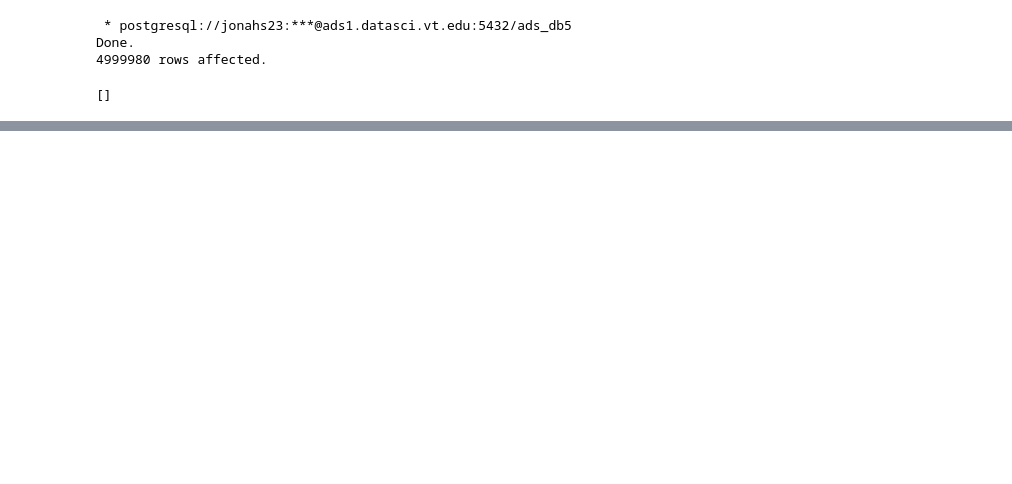
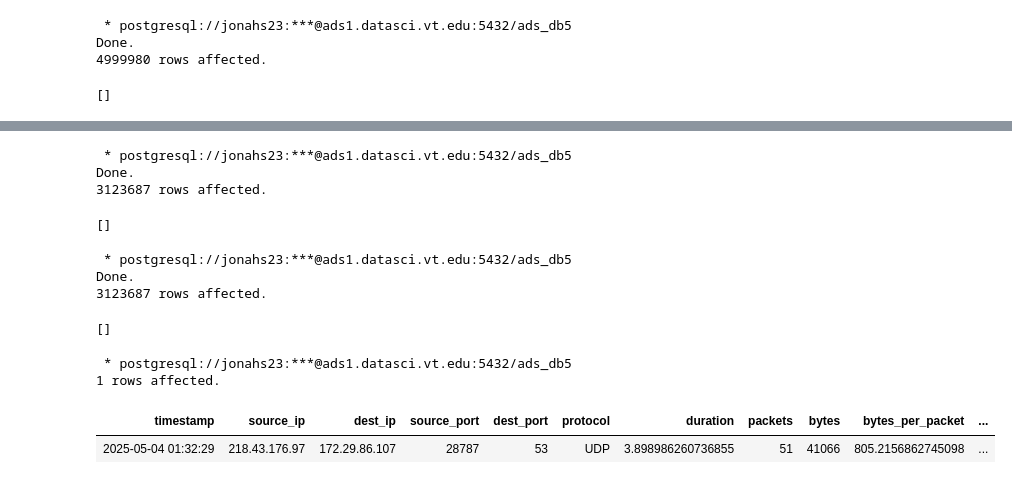
Before and after one commit to Jonah-Schep5/networkInstrusion, a Jupyter notebook: data_preparation.ipynb, the cells around one changed output, grey strips where cells are left out. Saved outputs shown, nothing was run; the diff lists cells and outputs as text; code cells hidden in the pictures; blank space fills up the shorter version.

```diff
--- a/data_preparation.ipynb
+++ b/data_preparation.ipynb
@@ -199,0 +362,58 @@ LIMIT 5;
+# %%
+%%sql
+ALTER TABLE {username}.network_traffic_history_itd
+ADD COLUMN IF NOT EXISTS bpp_pps_interaction FLOAT;
+
+UPDATE {username}.network_traffic_history_itd
+SET bpp_pps_interaction = scaled_bytes_per_packet * scaled_packets_per_second
+WHERE off_hours = 1
+  AND scaled_bytes_per_packet IS NOT NULL
+  AND scaled_packets_per_second IS NOT NULL;
+# %% [output]
+ * postgresql://jonahs23:***@ads1.datasci.vt.edu:5432/ads_db5
+Done.
+3123687 rows affected.
+[]
+# %%
+%%sql
+-- Multiple interaction terms that might be predictive
+ALTER TABLE {username}.network_traffic_history_itd
+ADD COLUMN IF NOT EXISTS bpp_pps_interaction FLOAT,
+ADD COLUMN IF NOT EXISTS bpp_pps_ratio FLOAT,
+ADD COLUMN IF NOT EXISTS threat_score FLOAT;
+
+UPDATE {username}.network_traffic_history_itd
+SET
+    -- Simple multiplication interaction
+    bpp_pps_interaction = scaled_bytes_per_packet * scaled_packets_per_second,
+
+    -- Ratio (how many times larger BPP is compared to PPS)
+    bpp_pps_ratio = CASE
+        WHEN scaled_packets_per_second > 0
+        THEN scaled_bytes_per_packet / scaled_packets_per_second
+        ELSE 0
+    END,
+
+    -- Custom threat score (high BPP, low PPS = high score)
+    threat_score = CASE
+        WHEN scaled_packets_per_second > 0
+        THEN scaled_bytes_per_packet / SQRT(scaled_packets_per_second)
+        ELSE 0
+    END
+WHERE off_hours = 1
+  AND scaled_bytes_per_packet IS NOT NULL
+  AND scaled_packets_per_second IS NOT NULL;
+# %% [output]
+ * postgresql://jonahs23:***@ads1.datasci.vt.edu:5432/ads_db5
+Done.
+3123687 rows affected.
+[]
+# %%
+%%sql
+select * from {username}.network_traffic_history_itd
+limit 1;
+# %% [output]
+ * postgresql://jonahs23:***@ads1.datasci.vt.edu:5432/ads_db5
+1 rows affected.
+| timestamp | source_ip | dest_ip | source_port | dest_port | protocol | duration | packets | bytes | bytes_per_packet | ... |
+| 2025-05-04 01:32:29 | 218.43.176.97 | 172.29.86.107 | 28787 | 53 | UDP | 3.898986260736855 | 51 | 41066 | 805.2156862745098 | ... |
```
Also changed, not shown: parts of 13 cells of this notebook, 1 other file.
